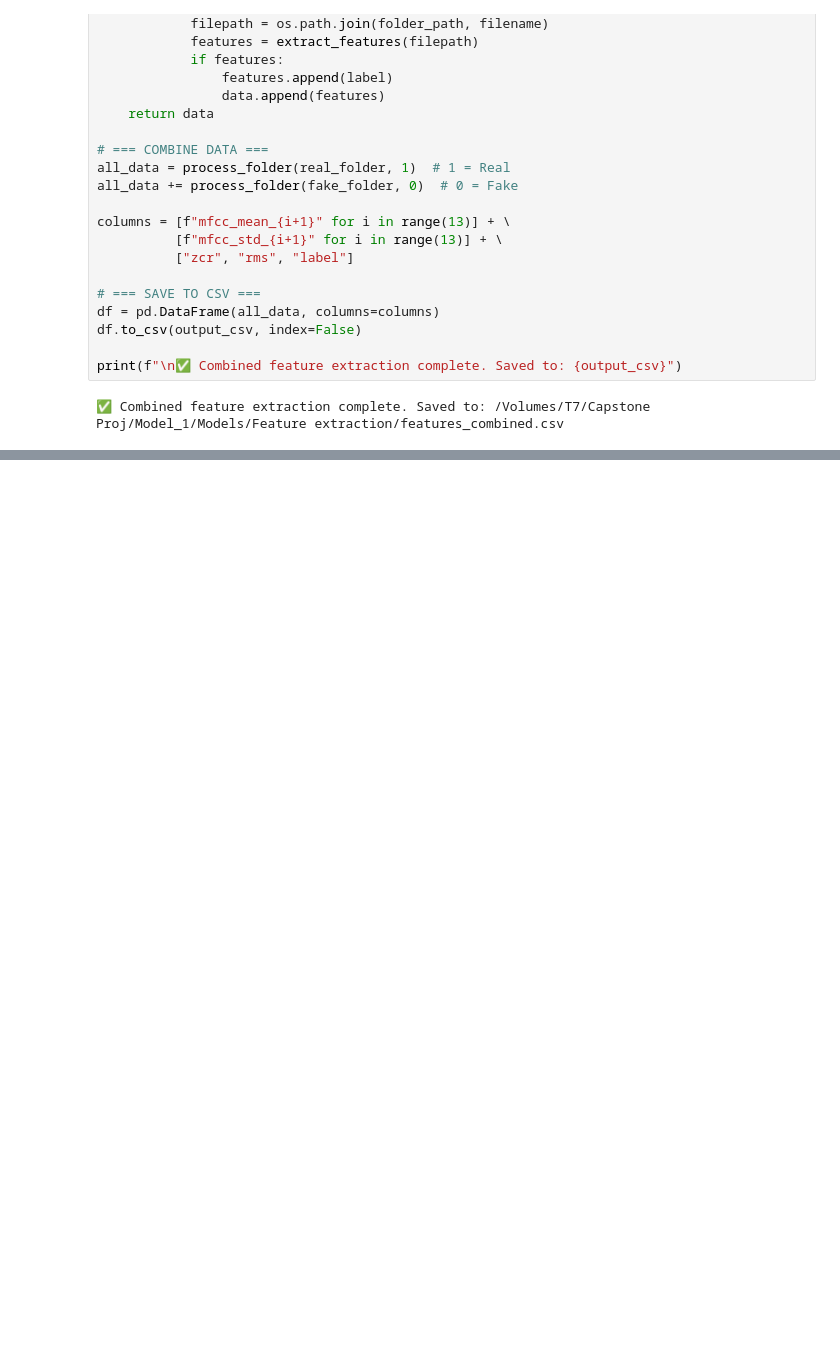
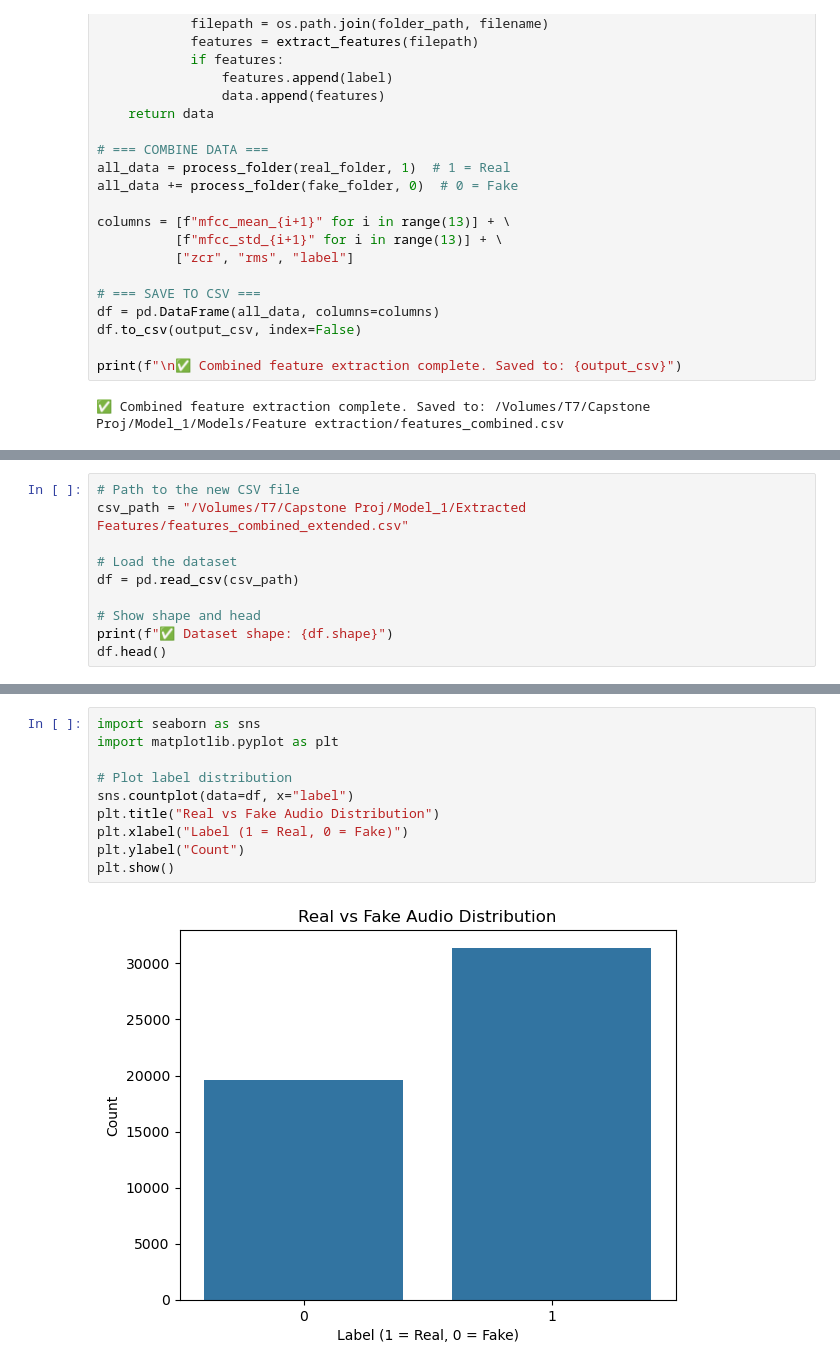
Before and after one commit to ArshT12/Deepfake_vs_Real_voice_classification, a Jupyter notebook: Notebooks/01_Feature_extraction.ipynb, the cells around one changed output, grey strips where cells are left out. Cells and saved outputs as stored; diff of their text form; blank space fills up the shorter version.

Commit message:
Update with improved model and documentation

```diff
--- a/Notebooks/01_Feature_extraction.ipynb
+++ b/Notebooks/01_Feature_extraction.ipynb
@@ -65,0 +148,10 @@ print(f"\n✅ Combined feature extraction complete. Saved to: {output_csv}")
+# %%
+# Path to the new CSV file
+csv_path = "/Volumes/T7/Capstone Proj/Model_1/Extracted Features/features_combined_extended.csv"
+
+# Load the dataset
+df = pd.read_csv(csv_path)
+
+# Show shape and head
+print(f"✅ Dataset shape: {df.shape}")
+df.head()
@@ -65,0 +167,12 @@ print(f"\n✅ Combined feature extraction complete. Saved to: {output_csv}")
+# %%
+import seaborn as sns
+import matplotlib.pyplot as plt
+
+# Plot label distribution
+sns.countplot(data=df, x="label")
+plt.title("Real vs Fake Audio Distribution")
+plt.xlabel("Label (1 = Real, 0 = Fake)")
+plt.ylabel("Count")
+plt.show()
+# %% [output]
+[figure, added]
```
Also changed, not shown: parts of 2 cells of this notebook, 14 other files.
